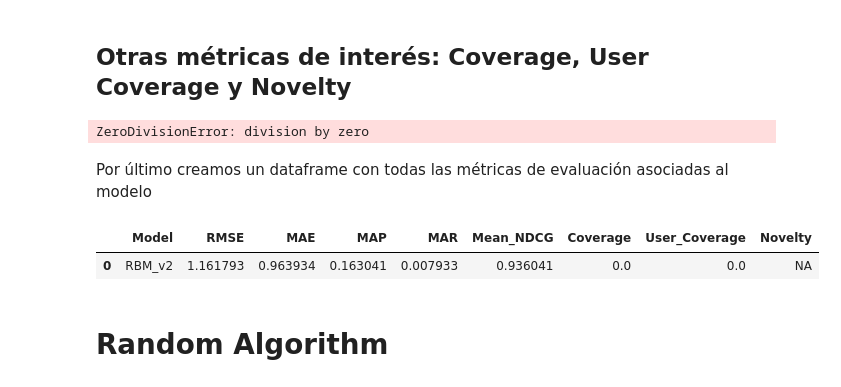
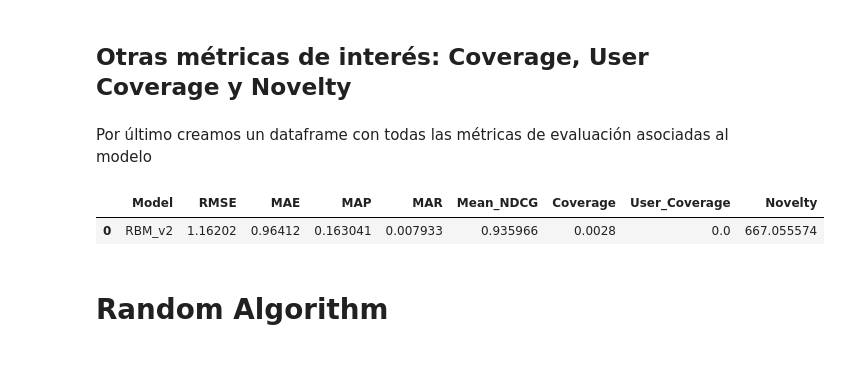
Before and after one commit to inesgfortis/RecommenderSys, a Jupyter notebook: deepLearning/RBM.ipynb, the cells around one changed output. Cells and saved outputs as stored; diff of their text form; code cells hidden in the pictures.

```diff
--- a/deepLearning/RBM.ipynb
+++ b/deepLearning/RBM.ipynb
@@ -429,6 +452,9 @@ defaultdict(list,
              607: [],
              608: [],
              609: []})
+# %%
+# Get top N recommended movies for each user based on estimated ratings
+top_10_RBM = em.getTopN(predantitest, minimumRating = 3.0)
 # %% [markdown]
 ## Métricas de precisión: RMSE y MAE
 # %%
@@ -468,22 +494,20 @@ user_coverage = em.getUserCoverage(top_10_RBM, trainSet.n_users,4)
 
 # Novelty
 novelty = em.getNovelty(top_10_RBM,trainSet)
-# %% [output]
-ZeroDivisionError: division by zero
 # %% [markdown]
 Por último creamos un dataframe con todas las métricas de evaluación asociadas al modelo
 # %%
 cols = ["Model","RMSE","MAE","MAP","MAR","Mean_NDCG","Coverage","User_Coverage","Novelty"]
 metrics_data = []
 
 # Append the results to the list of dictionaries
-metrics_data.append({"Model": "RBM_v2", "RMSE": rmse, "MAE": mae, "MAP": mapModel, "MAR": marModel,
+metrics_data.append({"Model": "RBM", "RMSE": rmse, "MAE": mae, "MAP": mapModel, "MAR": marModel,
                      "Mean_NDCG": mean_ndcg, "Coverage": coverage, "User_Coverage": user_coverage,
                      "Novelty": novelty})
 
 # Convert the list of dictionaries into a DataFrame
 metrics_df = pd.DataFrame(metrics_data, columns=cols)
 metrics_df
 # %% [output]
 |  | Model | RMSE | MAE | MAP | MAR | Mean_NDCG | Coverage | User_Coverage | Novelty |
-| 0 | RBM_v2 | 1.161793 | 0.963934 | 0.163041 | 0.007933 | 0.936041 | 0.0 | 0.0 | NA |
+| 0 | RBM_v2 | 1.16202 | 0.96412 | 0.163041 | 0.007933 | 0.935966 | 0.0028 | 0.0 | 667.055574 |
```
Also changed, not shown: parts of 15 cells of this notebook, 1 other file.
